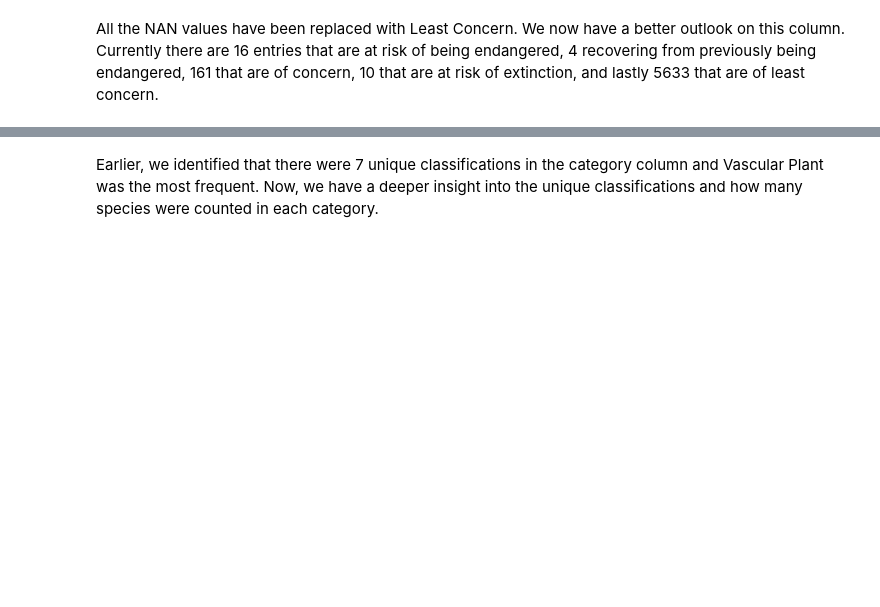
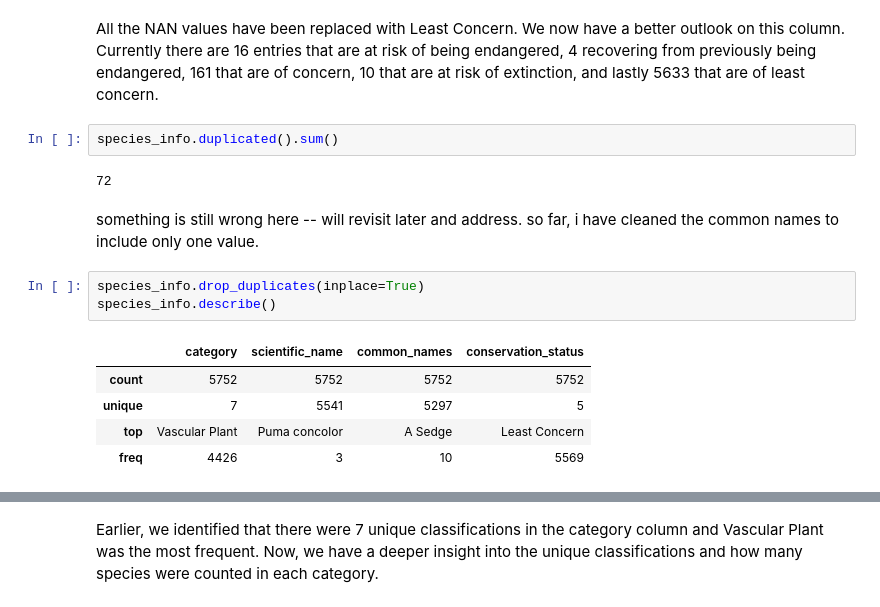
Before and after one commit to PB-III/Biodiversity_Portfolio_Proj, a Jupyter notebook: biodiversity.ipynb, the cells around one changed output, grey strips where cells are left out. Drawn from its saved outputs; the diff is of its cells as text; blank space fills up the shorter version.

```diff
--- a/biodiversity.ipynb
+++ b/biodiversity.ipynb
@@ -196,6 +207,21 @@ Threatened              10
 dtype: int64
 # %% [markdown]
 All the NAN values have been replaced with Least Concern. We now have a better outlook on this column. Currently there are 16 entries that are at risk of being endangered, 4 recovering from previously being endangered, 161 that are of concern, 10 that are at risk of extinction, and lastly 5633 that are of least concern.
+# %%
+species_info.duplicated().sum()
+# %% [output]
+72
+# %% [markdown]
+something is still wrong here -- will revisit later and address. so far, i have cleaned the common names to include only one value.
+# %%
+species_info.drop_duplicates(inplace=True)
+species_info.describe()
+# %% [output]
+|  | category | scientific_name | common_names | conservation_status |
+| count | 5752 | 5752 | 5752 | 5752 |
+| unique | 7 | 5541 | 5297 | 5 |
+| top | Vascular Plant | Puma concolor | A Sedge | Least Concern |
+| freq | 4426 | 3 | 10 | 5569 |
 # %%
 species_info.groupby('category').size()
 # %% [output]
```
Also changed, not shown: parts of 10 cells of this notebook.
